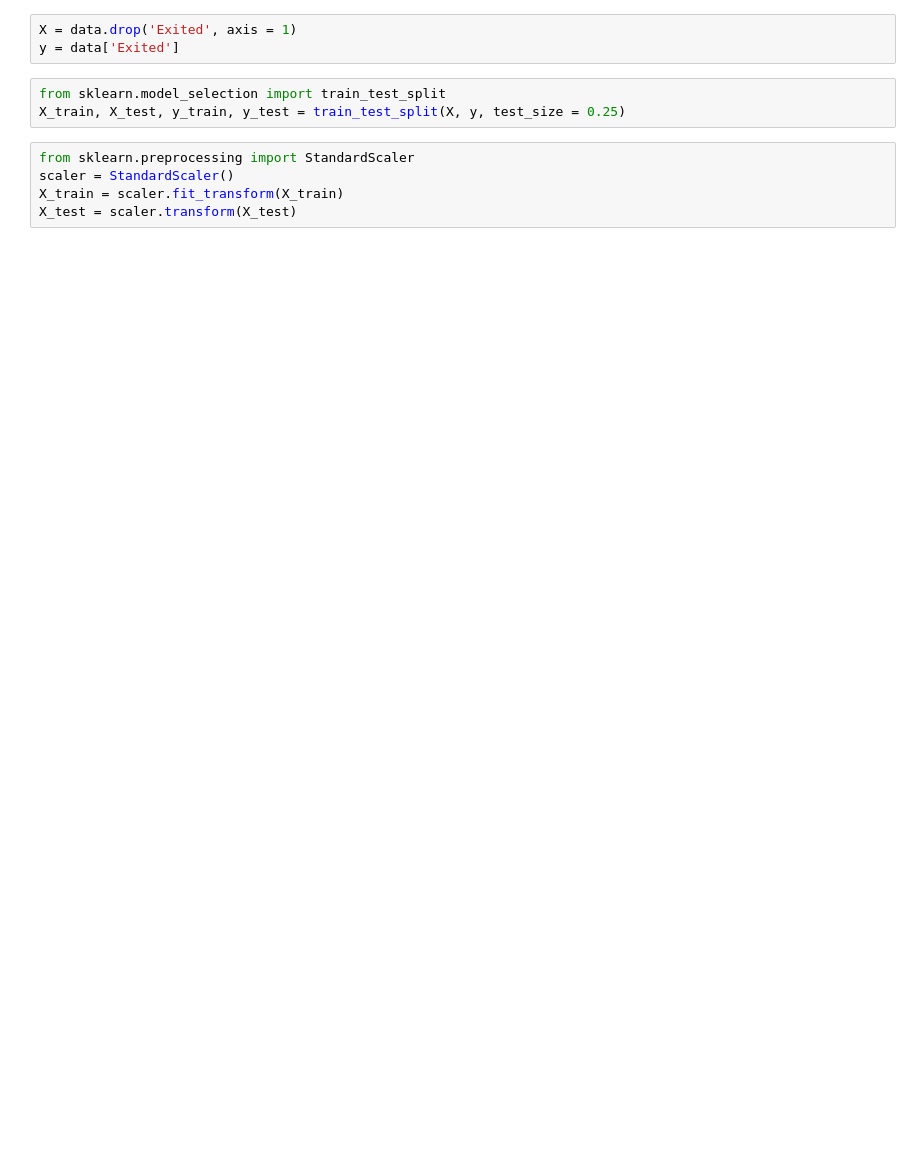
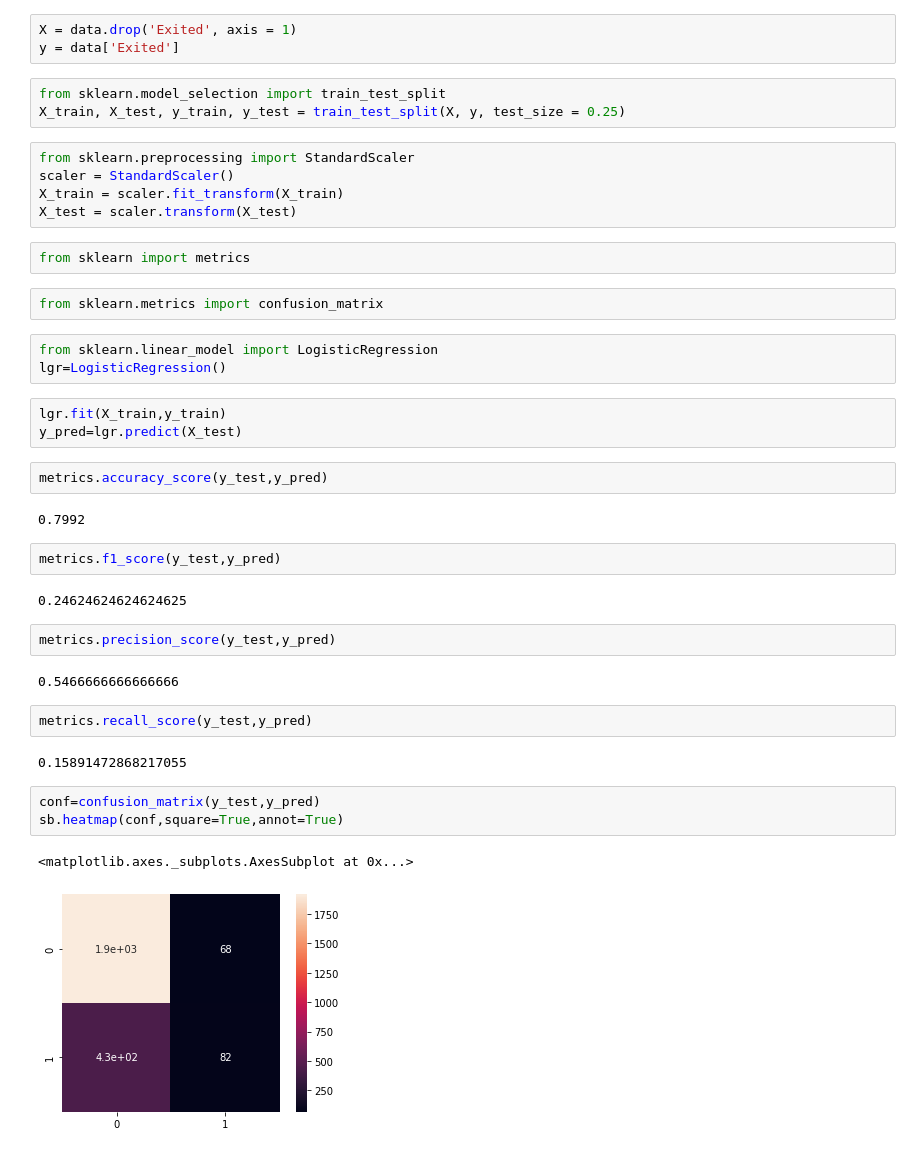
Before and after one commit to fereshteh-bahadory/Churn-model-for-customer-service, a Jupyter notebook: Untitled3.ipynb, the cells around one changed output. Saved outputs shown, nothing was run; the diff lists cells and outputs as text; blank space fills up the shorter version.

```diff
--- a/Untitled3.ipynb
+++ b/Untitled3.ipynb
@@ -158,3 +171,35 @@ from sklearn.preprocessing import StandardScaler
 scaler = StandardScaler()
 X_train = scaler.fit_transform(X_train)
 X_test = scaler.transform(X_test)
+# %%
+from sklearn import metrics
+# %%
+from sklearn.metrics import confusion_matrix
+# %%
+from sklearn.linear_model import LogisticRegression
+lgr=LogisticRegression()
+# %%
+lgr.fit(X_train,y_train)
+y_pred=lgr.predict(X_test)
+# %%
+metrics.accuracy_score(y_test,y_pred)
+# %% [output]
+0.7992
+# %%
+metrics.f1_score(y_test,y_pred)
+# %% [output]
+0.24624624624624625
+# %%
+metrics.precision_score(y_test,y_pred)
+# %% [output]
+0.5466666666666666
+# %%
+metrics.recall_score(y_test,y_pred)
+# %% [output]
+0.15891472868217055
+# %%
+conf=confusion_matrix(y_test,y_pred)
+sb.heatmap(conf,square=True,annot=True)
+# %% [output]
+<matplotlib.axes._subplots.AxesSubplot at 0x...>
+[figure, added]
```
Also changed, not shown: parts of 3 cells of this notebook.
